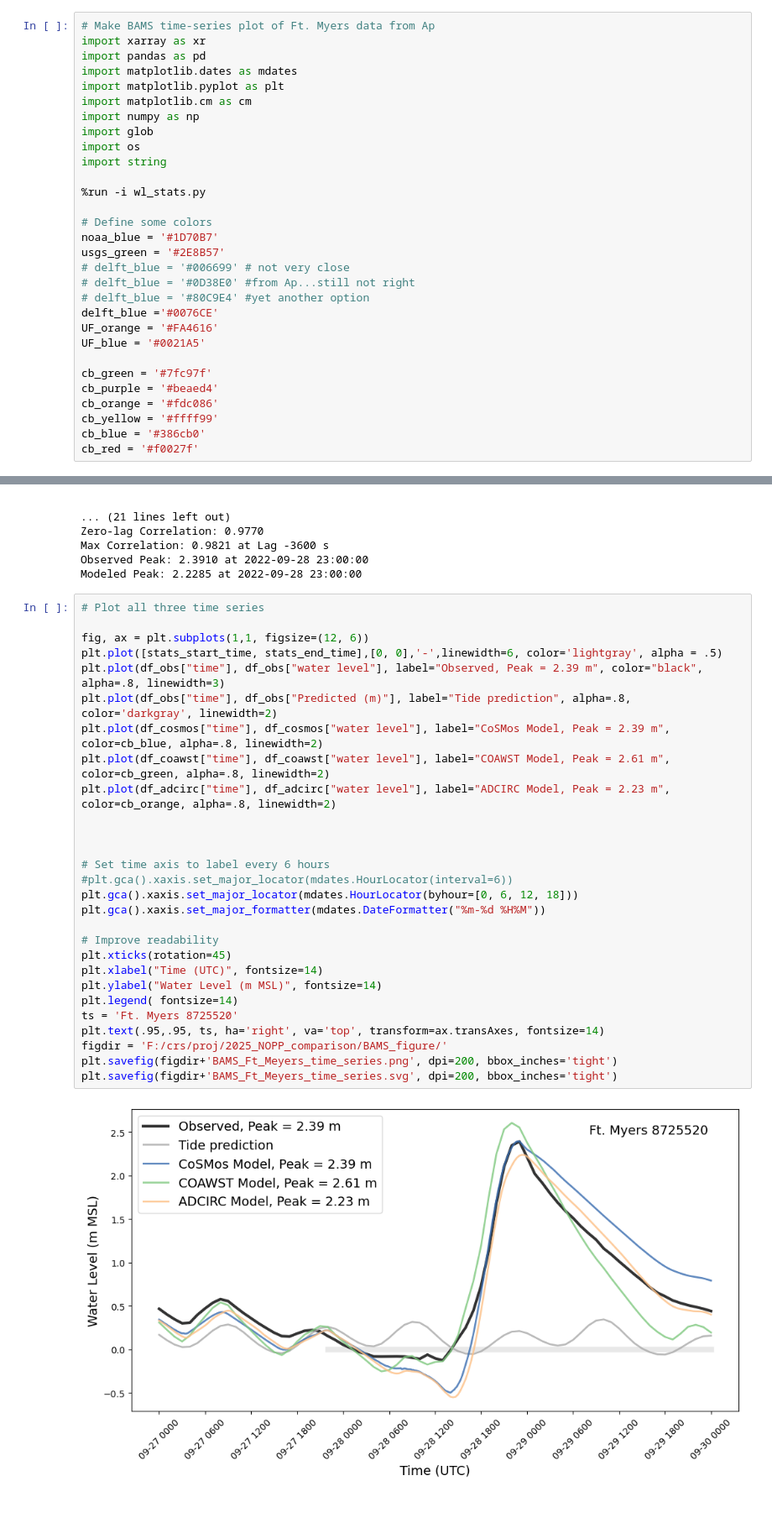
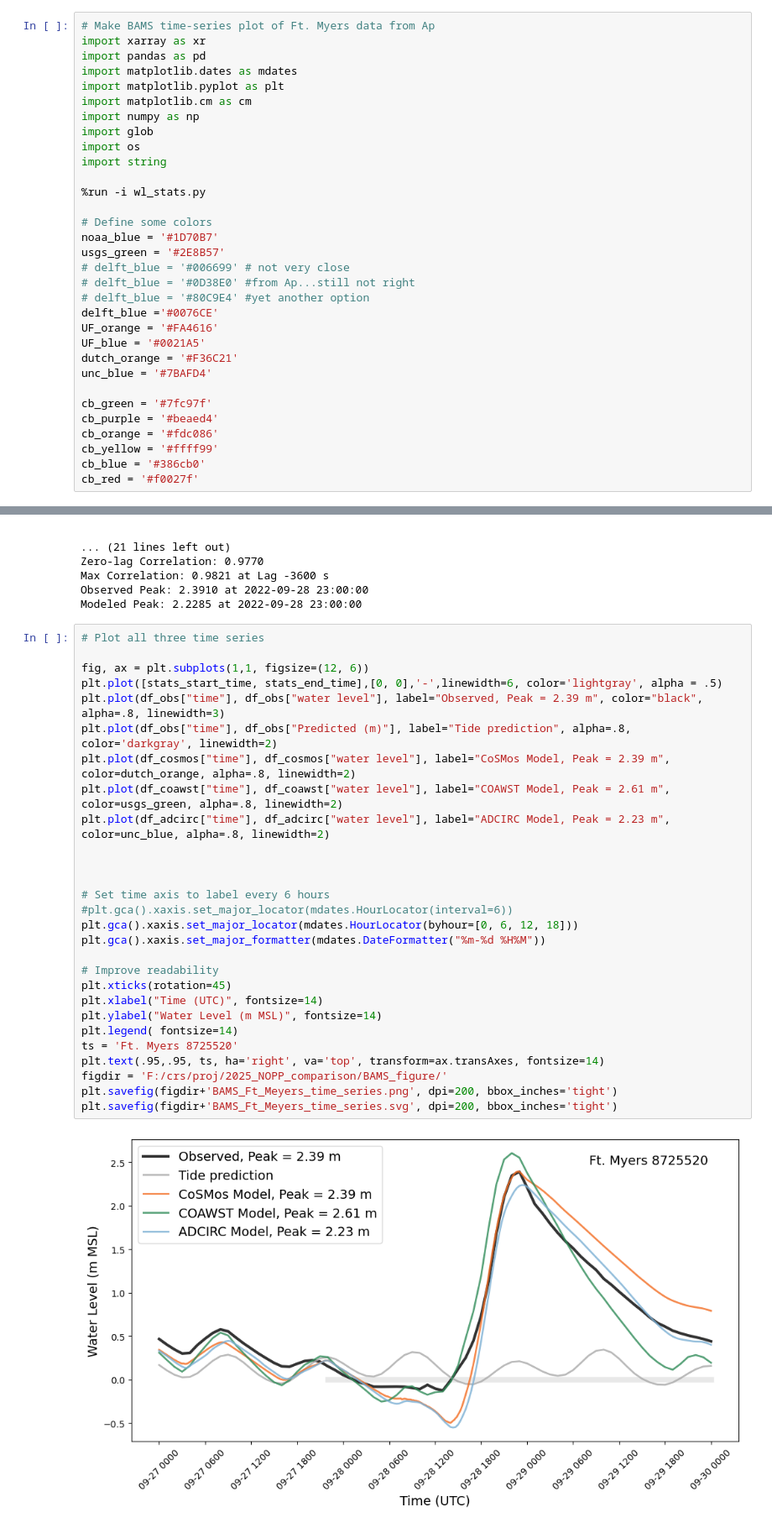
Before and after one commit to csherwood-usgs/NOPP_comparison, a Jupyter notebook: BAMS_FtMeyers_TS.ipynb, the cells around one changed output, grey strips where cells are left out. Shown at 84% size. Drawn from its saved outputs; the diff is of its cells as text.

Commit message:
new colors

```diff
--- a/BAMS_FtMeyers_TS.ipynb
+++ b/BAMS_FtMeyers_TS.ipynb
@@ -21,6 +21,8 @@ usgs_green = '#2E8B57'
 delft_blue ='#0076CE'
 UF_orange = '#FA4616'
 UF_blue = '#0021A5'
+dutch_orange = '#F36C21'
+unc_blue = '#7BAFD4'
 
 cb_green = '#7fc97f'
 cb_purple = '#beaed4'
@@ -195,30 +197,30 @@ Modeled Peak: 2.2285 at 2022-09-28 23:00:00
 # %%
 # Plot all three time series
 
 fig, ax = plt.subplots(1,1, figsize=(12, 6))
 plt.plot([stats_start_time, stats_end_time],[0, 0],'-',linewidth=6, color='lightgray', alpha = .5)
 plt.plot(df_obs["time"], df_obs["water level"], label="Observed, Peak = 2.39 m", color="black", alpha=.8, linewidth=3)
 plt.plot(df_obs["time"], df_obs["Predicted (m)"], label="Tide prediction", alpha=.8, color='darkgray', linewidth=2)
-plt.plot(df_cosmos["time"], df_cosmos["water level"], label="CoSMos Model, Peak = 2.39 m", color=cb_blue, alpha=.8, linewidth=2)
-plt.plot(df_coawst["time"], df_coawst["water level"], label="COAWST Model, Peak = 2.61 m", color=cb_green, alpha=.8, linewidth=2)
-plt.plot(df_adcirc["time"], df_adcirc["water level"], label="ADCIRC Model, Peak = 2.23 m", color=cb_orange, alpha=.8, linewidth=2)
+plt.plot(df_cosmos["time"], df_cosmos["water level"], label="CoSMos Model, Peak = 2.39 m", color=dutch_orange, alpha=.8, linewidth=2)
+plt.plot(df_coawst["time"], df_coawst["water level"], label="COAWST Model, Peak = 2.61 m", color=usgs_green, alpha=.8, linewidth=2)
+plt.plot(df_adcirc["time"], df_adcirc["water level"], label="ADCIRC Model, Peak = 2.23 m", color=unc_blue, alpha=.8, linewidth=2)
 
 
 
 # Set time axis to label every 6 hours
 #plt.gca().xaxis.set_major_locator(mdates.HourLocator(interval=6))
 plt.gca().xaxis.set_major_locator(mdates.HourLocator(byhour=[0, 6, 12, 18]))
 plt.gca().xaxis.set_major_formatter(mdates.DateFormatter("%m-%d %H%M"))
 
 # Improve readability
 plt.xticks(rotation=45)
 plt.xlabel("Time (UTC)", fontsize=14)
 plt.ylabel("Water Level (m MSL)", fontsize=14)
 plt.legend( fontsize=14)
 ts = 'Ft. Myers 8725520'
 plt.text(.95,.95, ts, ha='right', va='top', transform=ax.transAxes, fontsize=14)
 figdir = 'F:/crs/proj/2025_NOPP_comparison/BAMS_figure/'
 plt.savefig(figdir+'BAMS_Ft_Meyers_time_series.png', dpi=200, bbox_inches='tight')
 plt.savefig(figdir+'BAMS_Ft_Meyers_time_series.svg', dpi=200, bbox_inches='tight')
 # %% [output]
-[figure, old version]
+[figure, new version]
```
